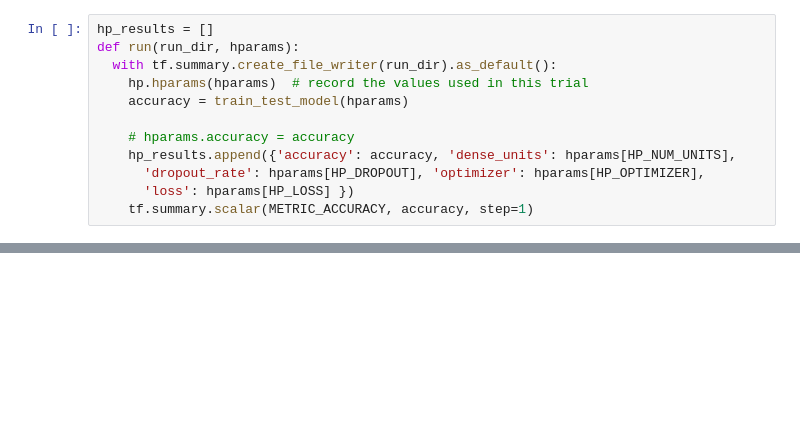
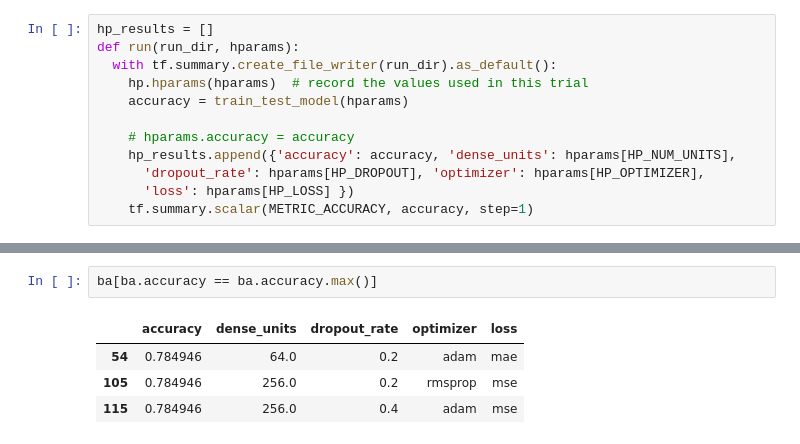
Before and after one commit to metalglove/Fontys-ADS, a Jupyter notebook: ANN/ANN_assignment.ipynb, the cells around one changed output, grey strips where cells are left out. Cells and saved outputs as stored; diff of their text form; blank space fills up the shorter version.

```diff
--- a/ANN/ANN_assignment.ipynb
+++ b/ANN/ANN_assignment.ipynb
@@ -476,0 +510,7 @@ fig.show()
+# %%
+ba[ba.accuracy == ba.accuracy.max()]
+# %% [output]
+|  | accuracy | dense_units | dropout_rate | optimizer | loss |
+| 54 | 0.784946 | 64.0 | 0.2 | adam | mae |
+| 105 | 0.784946 | 256.0 | 0.2 | rmsprop | mse |
+| 115 | 0.784946 | 256.0 | 0.4 | adam | mse |
```
Also changed, not shown: parts of 9 cells of this notebook.
